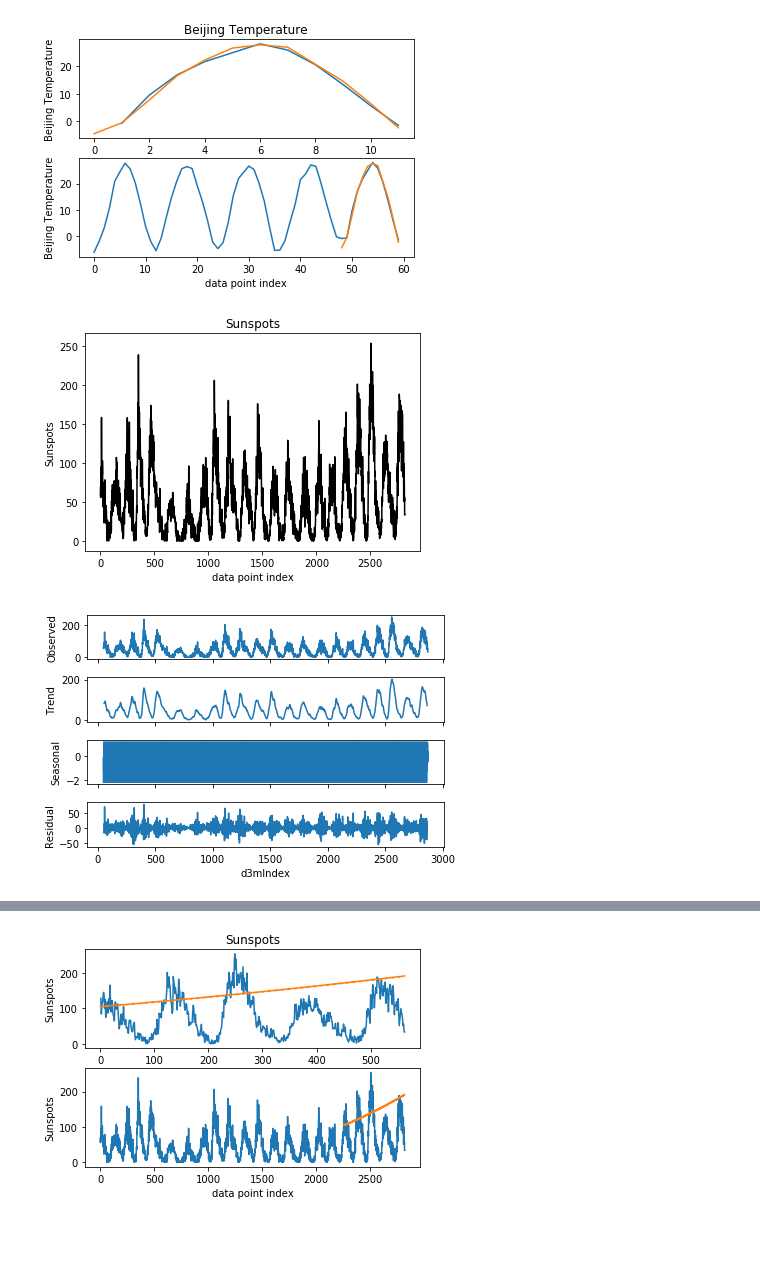
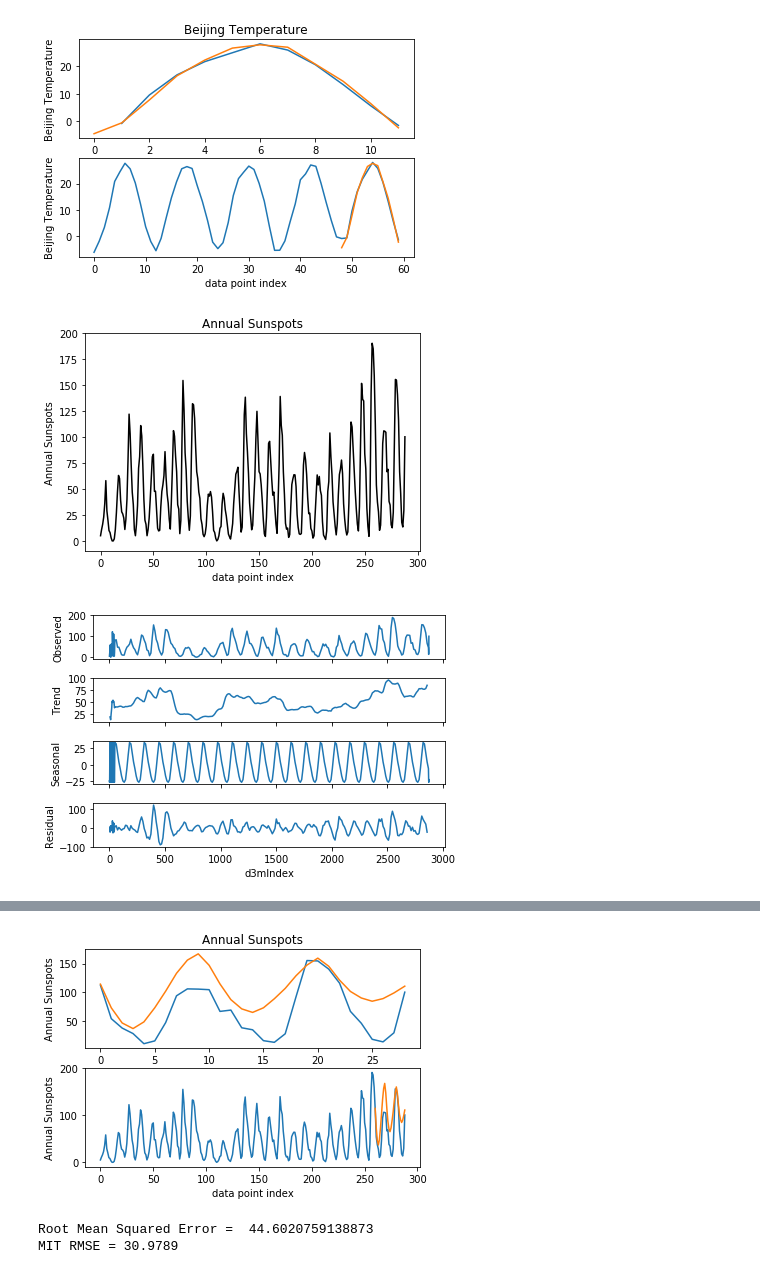
Before and after one commit to NewKnowledge/sloth, a Jupyter notebook: Sloth/scripts/Prediction/ARIMA Prediction Testing.ipynb, the cells around one changed output, grey strips where cells are left out. Saved outputs shown, nothing was run; the diff lists cells and outputs as text; code cells hidden in the pictures; blank space fills up the shorter version.

Commit message:
update ARIMA testing notebook

```diff
--- a/Sloth/scripts/Prediction/ARIMA Prediction Testing.ipynb
+++ b/Sloth/scripts/Prediction/ARIMA Prediction Testing.ipynb
@@ -22,10 +34,7 @@ data_temp = data_temp['TEMP']
 
 # sunspots data
 data_sun = pd.read_csv("datasets/learningData.csv",index_col=0)
-data_sun = data_sun['sunspot.month'].dropna()
-
-# chlorine concentration data
-data_chl = pd.read_csv("datasets/0000_train_ts.csv",index_col=0)
+data_sun = data_sun['sunspot.year'].dropna()
 # %%
 # function that plots time series data
 # parameters:
@@ -48,22 +57,18 @@ def plot_seasonal(input_data, *frequency):
     if not frequency:
         result = Sloth.DecomposeSeriesSeasonal(input_data.index, input_data.values)
     else:
-        result = Sloth.DecomposeSeriesSeasonal(input_data.index, input_data.values, frequency)
+        result = Sloth.DecomposeSeriesSeasonal(input_data.index, input_data.values, frequency[0])
     fig = result.plot()
     plt.show()
 
 # function that makes a future forecast for time series data
 # parameters:
-#     input_data:                input data frame
+#     train:                     input training data frame
+#     test:                      input testing data frame
 #     seasonal:                  boolean; whether data has seasonal component
 #     seasonal_differencing      period for seasonal differencing
 
-def future_forecast(input_data, seasonal, *seasonal_differencing):
-
-    # use 80% of data as training data
-    train_split = int(.8 * len(input_data))
-    train = input_data[:train_split]
-    test = input_data[train_split:]
+def future_forecast(train, test, seasonal, *seasonal_differencing):
 
     print("DEBUG::the size of test is:")
     print(test.shape)
@@ -71,7 +76,7 @@ def future_forecast(input_data, seasonal, *seasonal_differencing):
     if not seasonal_differencing:
         future_forecast = Sloth.PredictSeriesARIMA(train,test.shape[0],seasonal)
     else:
-        future_forecast = Sloth.PredictSeriesARIMA(train,test.shape[0],seasonal, seasonal_differencing)
+        future_forecast = Sloth.PredictSeriesARIMA(train,test.shape[0],seasonal, seasonal_differencing[0])
 
     print("DEBUG::Future forecast:")
     print(future_forecast)
@@ -85,9 +90,7 @@ def future_forecast(input_data, seasonal, *seasonal_differencing):
 #     input_data:                input data frame to plot
 #     future_forecast:           future forecast for time series data
 #     title:                     string to represent time series data, to be used as title / ylabel
-def plot_future_forecast(input_data, future_forecast, title):
-    train_split = int(.8 * len(input_data))
-    test = input_data[train_split+1:]
+def plot_future_forecast(input_data, test, future_forecast, title):
     plt.subplot(2, 1, 1)
     plt.plot(pd.concat([test,future_forecast],axis=1).values)
     plt.xlabel("data point index")
@@ -155,22 +167,26 @@ DEBUG::Future forecast:
 [figure]
 # %%
 # plots and forecasting for sunspot data
-
-plot_data(data_sun, "Sunspots")
+from sklearn.metrics import mean_squared_error
+import math
+plot_data(data_sun, "Annual Sunspots")
 
 # The solar cycle, which determines the number of observed sunspots has a period of 11 years
 # (https://en.wikipedia.org/wiki/Solar_cycle). Therefore it's frequency (and its period for
-# seasonal differencing) is 12 observations/year * 11 years = 132.
-
-# Unfortunately, a seasonal differencing period of 132 is too large to fit on ARIMA model (process
-# is killed). This cell shows predictions for a period of 12, predictions are noticeably worse.
+# seasonal differencing) is 11 years
 
 # CONCLUSION -> period of seasonal differencing is very important, it's important for user to understand the
 # periodicity of their time series for good prediction
-plot_seasonal(data_sun, 12)
-future_forecast_sun = future_forecast(data_sun, True, 12)
-plot_future_forecast(data_sun, future_forecast_sun, 'Sunspots')
+plot_seasonal(data_sun, 11)
+
+# use same training / testing splits as D3M prediction problem
+train = data_sun[:260]
+test = data_sun[260:]
+future_forecast_sun = future_forecast(train, test, True, 11)
+plot_future_forecast(data_sun, test, future_forecast_sun, 'Annual Sunspots')
+print("Root Mean Squared Error = ", math.sqrt(mean_squared_error(test.values, future_forecast_sun)))
+print("MIT RMSE = 30.9789")
 # %% [output]
-[figure, old version]
+[figure, new version]
-[figure, old version]
+[figure, new version]
 DEBUG::the size of test is:
@@ -193 +209,3 @@ Fit ARIMA: order=(1, 1, 0) seasonal_order=(1, 1, 2, 12); AIC=18746.618, BIC=1878
-[figure, old version]
+[figure, new version]
+Root Mean Squared Error =  44.6020759138873
+MIT RMSE = 30.9789
```
Also changed, not shown: parts of 5 cells of this notebook, 1 other file.
